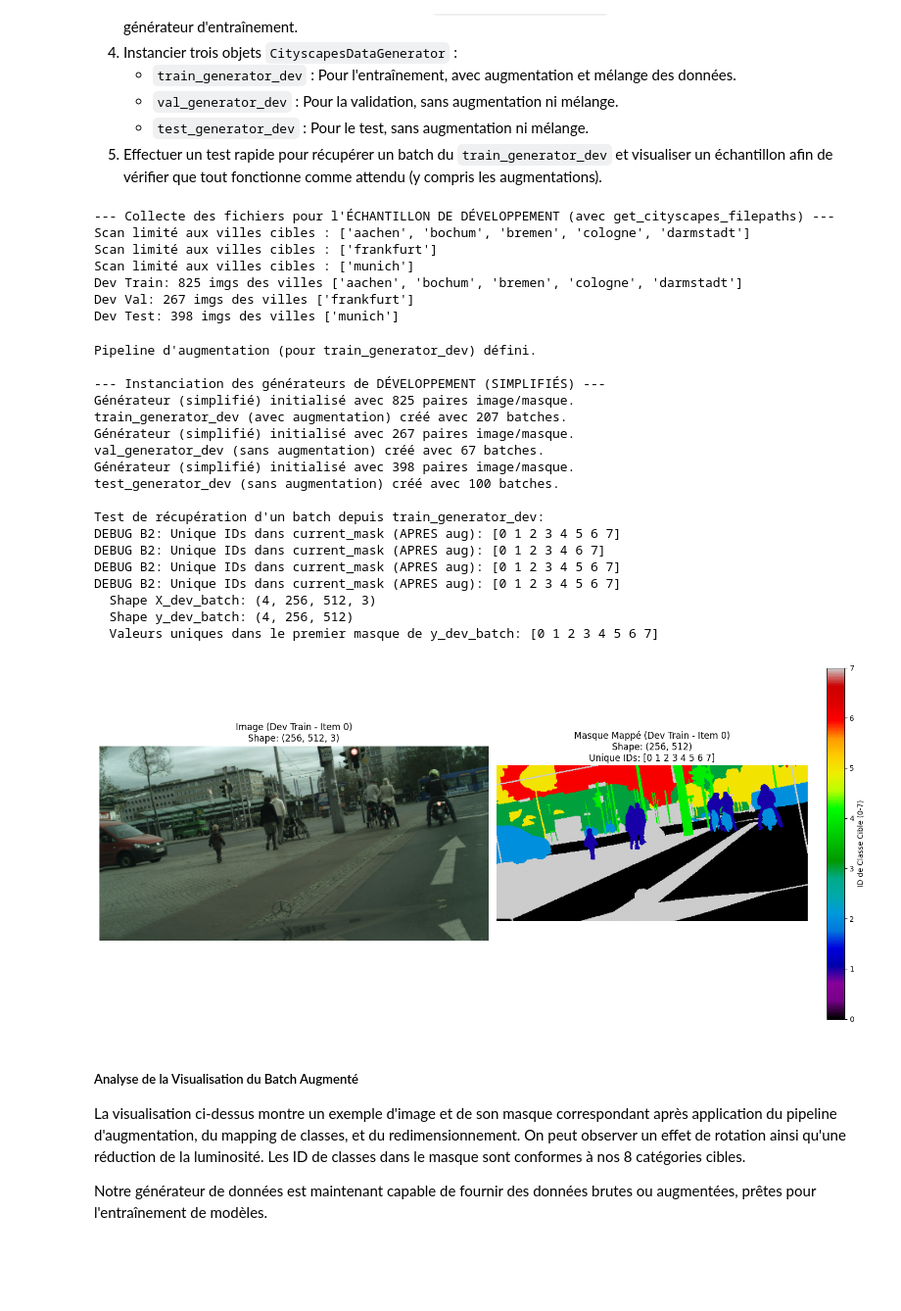
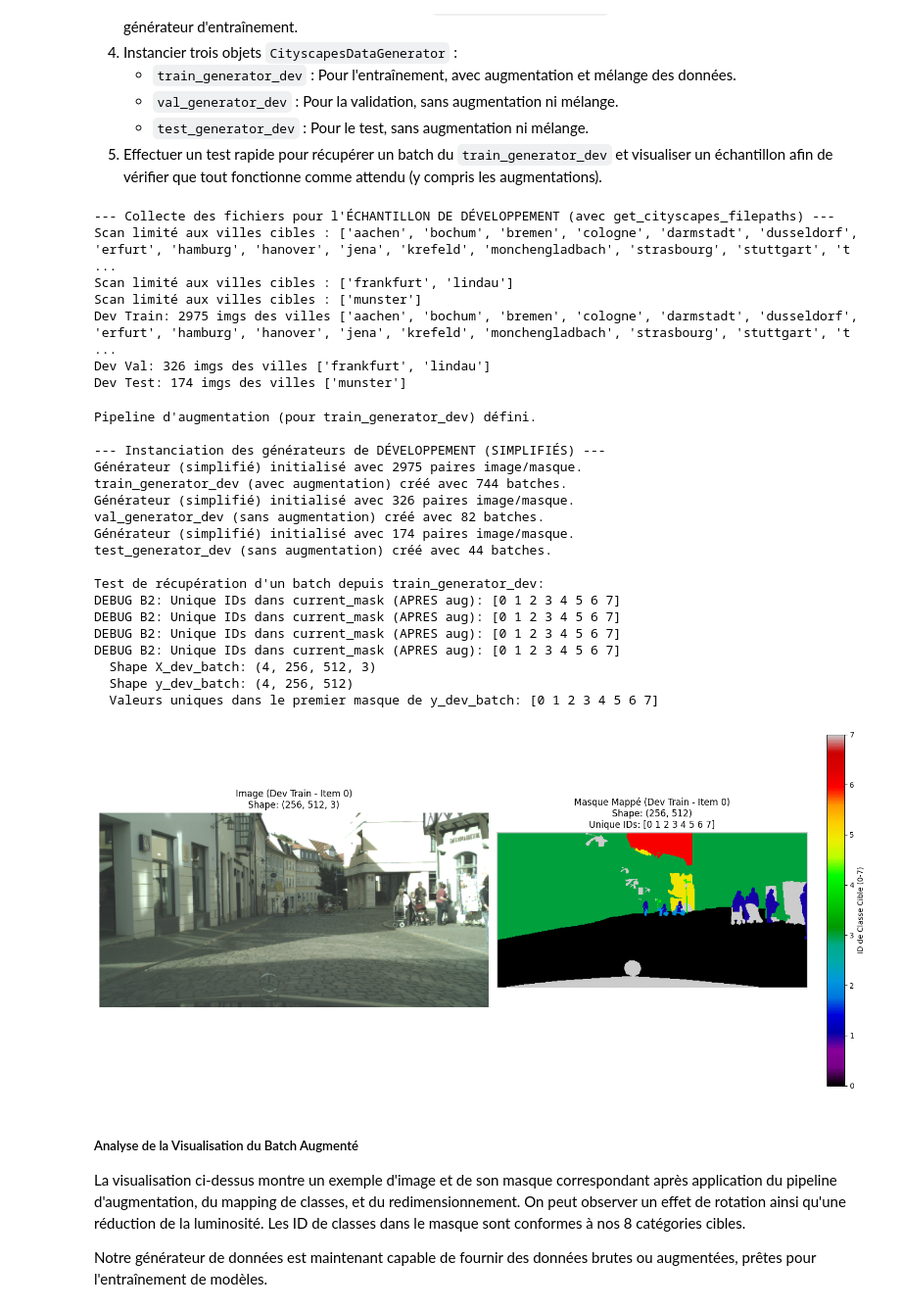
Before and after one commit to M-Carre/OC-autonomous-vehicle-segmentation, a Jupyter notebook: notebooks/notebook_modélisation_P8.ipynb, the cells around one changed output. Shown at 98% size. Cells and saved outputs as stored; diff of their text form; code cells hidden in the pictures; blank space fills up the shorter version.

Commit message:
Modélisation Unet full data

```diff
--- a/notebooks/notebook_modélisation_P8.ipynb
+++ b/notebooks/notebook_modélisation_P8.ipynb
@@ -768,9 +768,13 @@ Pour la phase de développement et de prototypage rapide, nous allons travailler
 
 # --- Définition des Villes pour l'Échantillon de Développement (identique à avant) ---
 # (Assurez-vous que ces listes sont définies et correctes pour votre dataset)
-DEV_TRAIN_CITIES = ['aachen', 'bochum', 'bremen', 'cologne', 'darmstadt']
-DEV_VAL_CITIES = ['frankfurt']
-DEV_TEST_CITIES = ['munich']
+DEV_TRAIN_CITIES = ['aachen', 'bochum', 'bremen', 'cologne', 'darmstadt',
+                    'dusseldorf', 'erfurt', 'hamburg', 'hanover', 'jena',
+                    'krefeld', 'monchengladbach', 'strasbourg', 'stuttgart',
+                    'tubingen', 'ulm', 'weimar', 'zurich'
+]
+DEV_VAL_CITIES = ['frankfurt', 'lindau']
+DEV_TEST_CITIES = ['munster']
 
 print("--- Collecte des fichiers pour l'ÉCHANTILLON DE DÉVELOPPEMENT (avec get_cityscapes_filepaths) ---")
 img_fnames_train_dev, mask_fnames_train_dev = get_cityscapes_filepaths(
@@ -780,7 +784,7 @@ img_fnames_val_dev, mask_fnames_val_dev = get_cityscapes_filepaths(
     IMG_VAL_DIR_FULL, MASK_VAL_DIR_FULL, target_cities=DEV_VAL_CITIES
 )
 img_fnames_test_dev, mask_fnames_test_dev = get_cityscapes_filepaths(
-    IMG_TEST_DIR_FULL, MASK_TEST_DIR_FULL, target_cities=DEV_TEST_CITIES
+    IMG_VAL_DIR_FULL, MASK_VAL_DIR_FULL, target_cities=DEV_TEST_CITIES
 )
 print(f"Dev Train: {len(img_fnames_train_dev)} imgs des villes {DEV_TRAIN_CITIES}")
 print(f"Dev Val: {len(img_fnames_val_dev)} imgs des villes {DEV_VAL_CITIES}")
@@ -906,47 +910,47 @@ if train_generator_dev and len(train_generator_dev) > 0:
     plt.title(f'Image (Dev Train - Item 0)\nShape: {X_dev_batch[0].shape}')
     plt.axis('off')
     plt.subplot(1, 2, 2)
     v_max_val_dev = NUM_TARGET_CLASSES - 1
     if len(unique_ids_in_mask) > 0: # S'assurer qu'il y a des valeurs pour calculer max
       if np.max(unique_ids_in_mask) > v_max_val_dev : # Si une valeur > 7 est là (ne devrait pas)
           v_max_val_dev = np.max(unique_ids_in_mask)
 
     plt.imshow(y_dev_batch[0], cmap='nipy_spectral', vmin=0, vmax=v_max_val_dev)
     plt.title(f'Masque Mappé (Dev Train - Item 0)\nShape: {y_dev_batch[0].shape}\nUnique IDs: {unique_ids_in_mask}')
     plt.colorbar(label='ID de Classe Cible (0-7)')
     plt.axis('off')
     plt.tight_layout()
     plt.show()
 
 else:
     print("\nImpossible de tester train_generator_dev (non créé ou vide).")
 # %% [output]
 --- Collecte des fichiers pour l'ÉCHANTILLON DE DÉVELOPPEMENT (avec get_cityscapes_filepaths) ---
-Scan limité aux villes cibles : ['aachen', 'bochum', 'bremen', 'cologne', 'darmstadt']
-Scan limité aux villes cibles : ['frankfurt']
-Scan limité aux villes cibles : ['munich']
-Dev Train: 825 imgs des villes ['aachen', 'bochum', 'bremen', 'cologne', 'darmstadt']
-Dev Val: 267 imgs des villes ['frankfurt']
-Dev Test: 398 imgs des villes ['munich']
+Scan limité aux villes cibles : ['aachen', 'bochum', 'bremen', 'cologne', 'darmstadt', 'dusseldorf', 'erfurt', 'hamburg', 'hanover', 'jena', 'krefeld', 'monchengladbach', 'strasbourg', 'stuttgart', 't ...
+Scan limité aux villes cibles : ['frankfurt', 'lindau']
+Scan limité aux villes cibles : ['munster']
+Dev Train: 2975 imgs des villes ['aachen', 'bochum', 'bremen', 'cologne', 'darmstadt', 'dusseldorf', 'erfurt', 'hamburg', 'hanover', 'jena', 'krefeld', 'monchengladbach', 'strasbourg', 'stuttgart', 't ...
+Dev Val: 326 imgs des villes ['frankfurt', 'lindau']
+Dev Test: 174 imgs des villes ['munster']
 Pipeline d'augmentation (pour train_generator_dev) défini.
 
 --- Instanciation des générateurs de DÉVELOPPEMENT (SIMPLIFIÉS) ---
-Générateur (simplifié) initialisé avec 825 paires image/masque.
-train_generator_dev (avec augmentation) créé avec 207 batches.
-Générateur (simplifié) initialisé avec 267 paires image/masque.
-val_generator_dev (sans augmentation) créé avec 67 batches.
-Générateur (simplifié) initialisé avec 398 paires image/masque.
-test_generator_dev (sans augmentation) créé avec 100 batches.
+Générateur (simplifié) initialisé avec 2975 paires image/masque.
+train_generator_dev (avec augmentation) créé avec 744 batches.
+Générateur (simplifié) initialisé avec 326 paires image/masque.
+val_generator_dev (sans augmentation) créé avec 82 batches.
+Générateur (simplifié) initialisé avec 174 paires image/masque.
+test_generator_dev (sans augmentation) créé avec 44 batches.
 
 Test de récupération d'un batch depuis train_generator_dev:
 DEBUG B2: Unique IDs dans current_mask (APRES aug): [0 1 2 3 4 5 6 7]
-DEBUG B2: Unique IDs dans current_mask (APRES aug): [0 1 2 3 4 6 7]
+DEBUG B2: Unique IDs dans current_mask (APRES aug): [0 1 2 3 4 5 6 7]
 DEBUG B2: Unique IDs dans current_mask (APRES aug): [0 1 2 3 4 5 6 7]
 DEBUG B2: Unique IDs dans current_mask (APRES aug): [0 1 2 3 4 5 6 7]
   Shape X_dev_batch: (4, 256, 512, 3)
   Shape y_dev_batch: (4, 256, 512)
   Valeurs uniques dans le premier masque de y_dev_batch: [0 1 2 3 4 5 6 7]
-[figure, old version]
+[figure, new version]
 # %% [markdown]
 ##### Analyse de la Visualisation du Batch Augmenté
 
```
Also changed, not shown: parts of 27 cells of this notebook, 4 other files.
